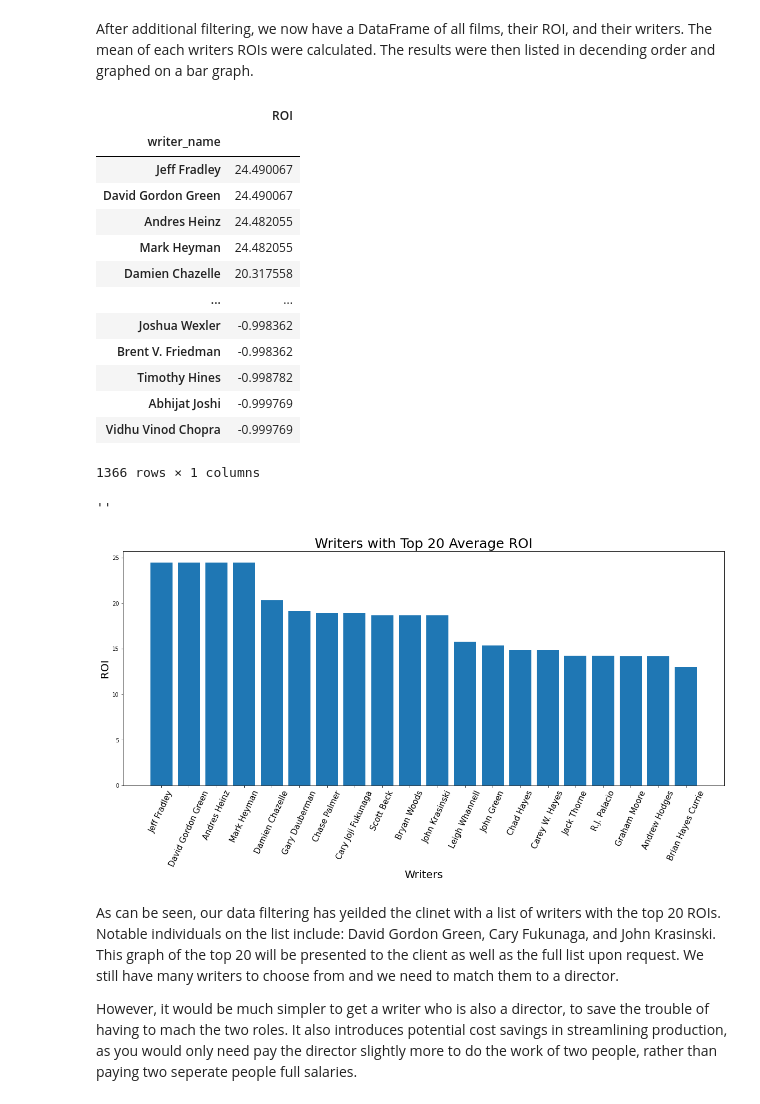
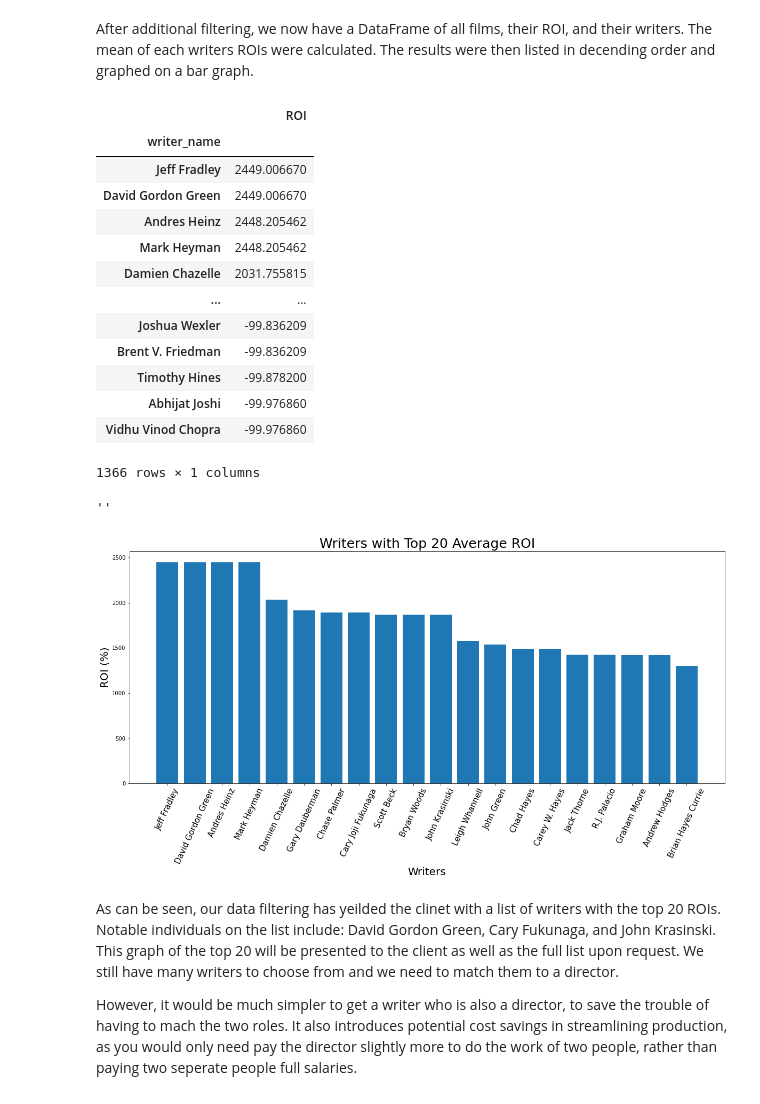
Before and after one commit to soohojp/Phase-1-Project-Best-Team-, a Jupyter notebook: goal_2_nick_w.ipynb, the cells around one changed output. Drawn from its saved outputs; the diff is of its cells as text; code cells hidden in the pictures.

```diff
--- a/goal_2_nick_w.ipynb
+++ b/goal_2_nick_w.ipynb
@@ -25,7 +25,7 @@ tn_movie["worldwide_gross"]=tn_movie["worldwide_gross"].map(lambda x: int(x.repl
 
 
 #Add ROI column - defined as (worldwide_gross - budget)/(worldwide_gross)
-tn_movie["ROI"]= (tn_movie["worldwide_gross"]- tn_movie["production_budget"])/    \
+tn_movie["ROI"]= 100*(tn_movie["worldwide_gross"]- tn_movie["production_budget"])/    \
          tn_movie["production_budget"]
 
 #Add start year as int column
@@ -213,36 +288,36 @@ w_roi
 # %% [output]
 |  | ROI |
 | writer_name |  |
-| Jeff Fradley | 24.490067 |
-| David Gordon Green | 24.490067 |
-| Andres Heinz | 24.482055 |
-| Mark Heyman | 24.482055 |
-| Damien Chazelle | 20.317558 |
+| Jeff Fradley | 2449.006670 |
+| David Gordon Green | 2449.006670 |
+| Andres Heinz | 2448.205462 |
+| Mark Heyman | 2448.205462 |
+| Damien Chazelle | 2031.755815 |
 | ... | ... |
-| Joshua Wexler | -0.998362 |
-| Brent V. Friedman | -0.998362 |
-| Timothy Hines | -0.998782 |
-| Abhijat Joshi | -0.999769 |
-| Vidhu Vinod Chopra | -0.999769 |
+| Joshua Wexler | -99.836209 |
+| Brent V. Friedman | -99.836209 |
+| Timothy Hines | -99.878200 |
+| Abhijat Joshi | -99.976860 |
+| Vidhu Vinod Chopra | -99.976860 |
 1366 rows × 1 columns
 # %%
 fig, ax = plt.subplots(figsize = (20,8))
 
 w_roi2 = w_roi.head(20)  #
 
 ax.bar(
     x=w_roi2.index,
     height=w_roi2["ROI"]
 )
 plt.xticks(fontsize = 15, rotation = 65)
 ax.set_title("Writers with Top 20 Average ROI", fontsize = 25)
 ax.set_xlabel("Writers", fontsize =20)
-ax.set_ylabel("ROI", fontsize =20)
+ax.set_ylabel("ROI (%)", fontsize =20)
 # plt.savefig('writer_roi.png')
 ;
 # %% [output]
 ''
-[figure, old version]
+[figure, new version]
 # %% [markdown]
 As can be seen, our data filtering has yeilded the clinet with a list of writers with the top 20 ROIs. Notable individuals on the list include: David Gordon Green, Cary Fukunaga, and John Krasinski. This graph of the top 20 will be presented to the client as well as the full list upon request. We still have many writers to choose from and we need to match them to a director.
 
```
Also changed, not shown: parts of 15 cells of this notebook, 1 other file.
